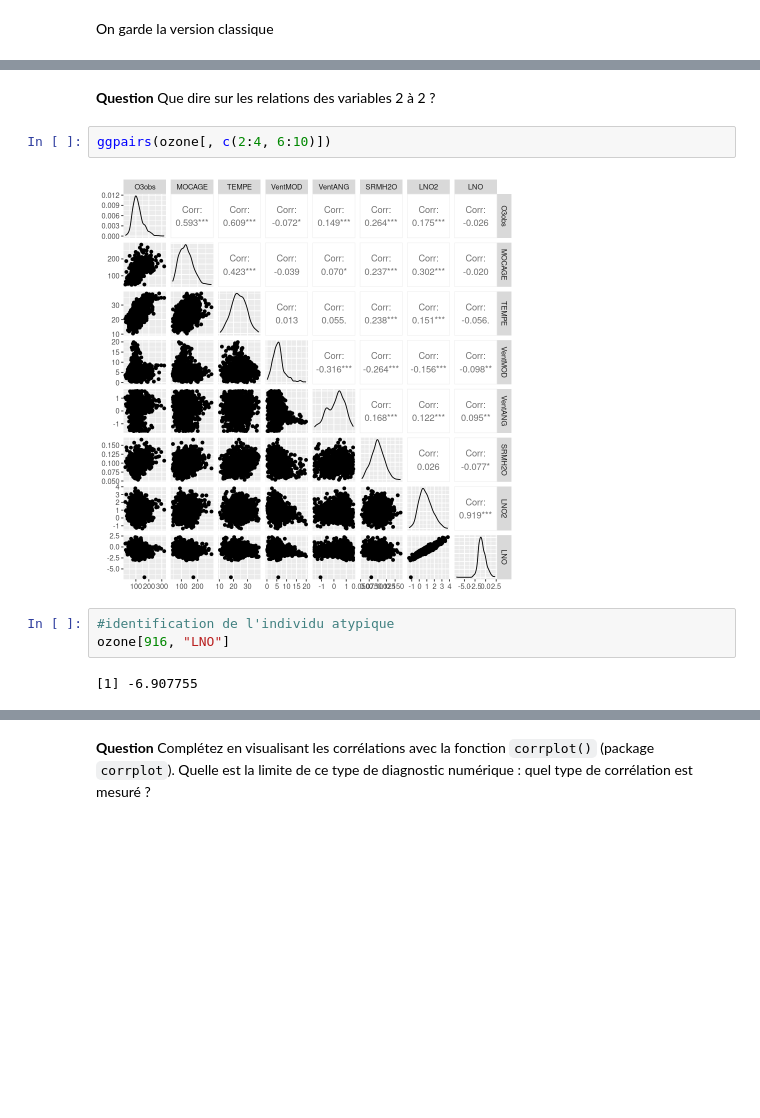
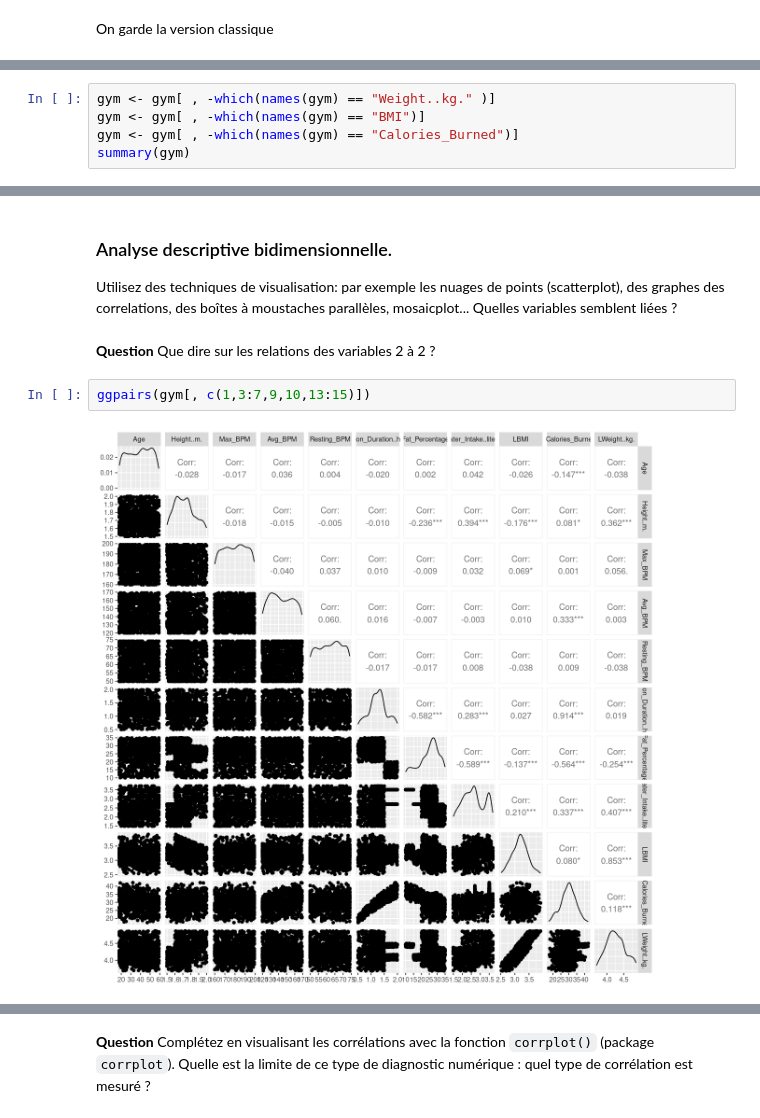
Before and after one commit to QUENTINTOUIL/Projet_ML, a Jupyter notebook: Julie_R.ipynb, the cells around one changed output, grey strips where cells are left out. Saved outputs shown, nothing was run; the diff lists cells and outputs as text; blank space fills up the shorter version.

Commit message:
analyse exploratoire debut

```diff
--- a/Julie_R.ipynb
+++ b/Julie_R.ipynb
@@ -322,0 +303,5 @@ summary(ozone)
+# %%
+gym <- gym[ , -which(names(gym) == "Weight..kg." )]
+gym <- gym[ , -which(names(gym) == "BMI")]
+gym <- gym[ , -which(names(gym) == "Calories_Burned")]
+summary(gym)
@@ -323,11 +326,10 @@ summary(ozone)
+# %% [markdown]
+### Analyse descriptive bidimensionnelle.
+Utilisez des techniques de visualisation: par exemple les nuages de points (scatterplot), des graphes des correlations, des boîtes à moustaches parallèles,
+mosaicplot... Quelles variables semblent liées ?
 # %% [markdown]
 **Question** Que dire sur les relations des variables 2 à 2 ?
-# %%
-ggpairs(ozone[, c(2:4, 6:10)])
-# %% [output]
-[figure, removed]
-# %%
-#identification de l'individu atypique
-ozone[916, "LNO"]
-# %% [output]
-[1] -6.907755
+# %%
+ggpairs(gym[, c(1,3:7,9,10,13:15)])
+# %% [output]
+[figure, added]
```
Also changed, not shown: parts of 17 cells of this notebook.
